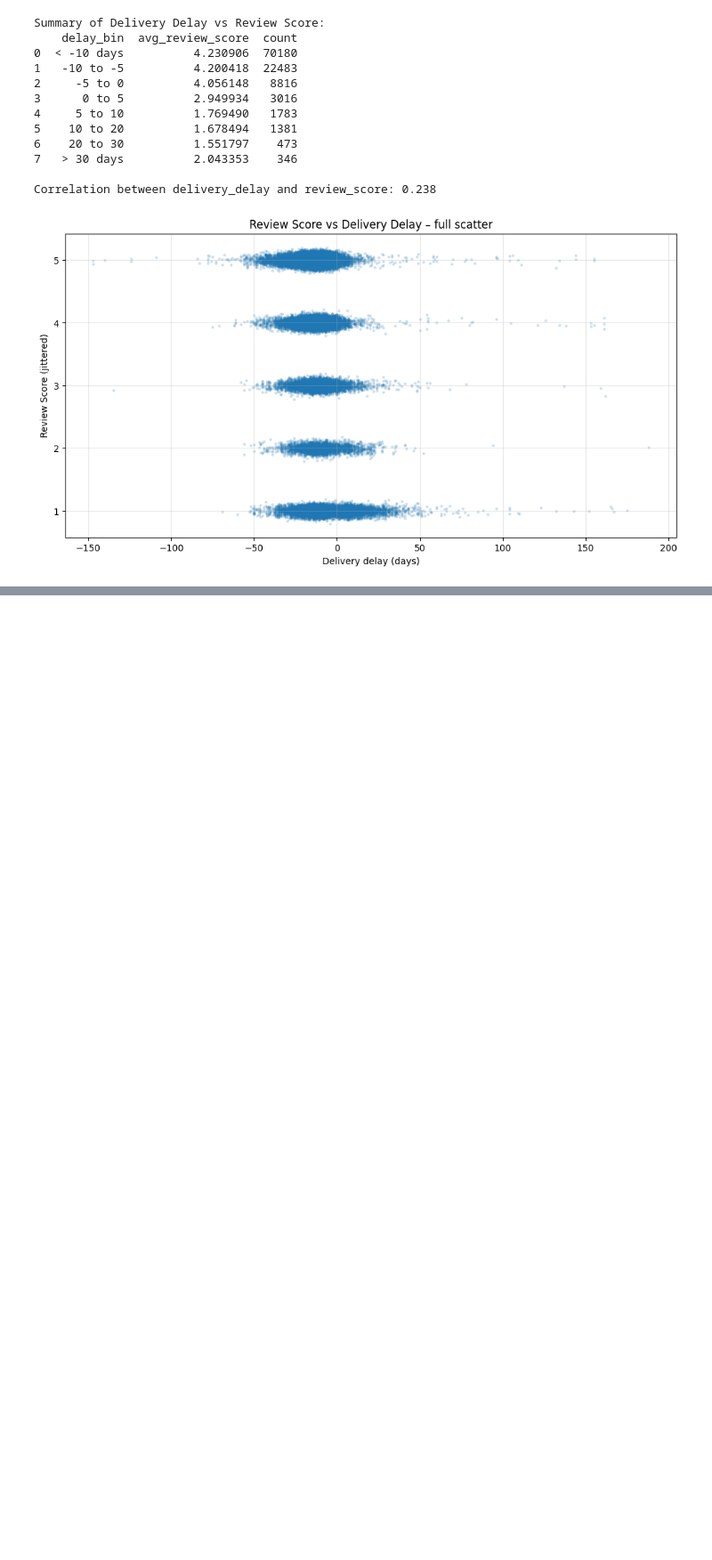
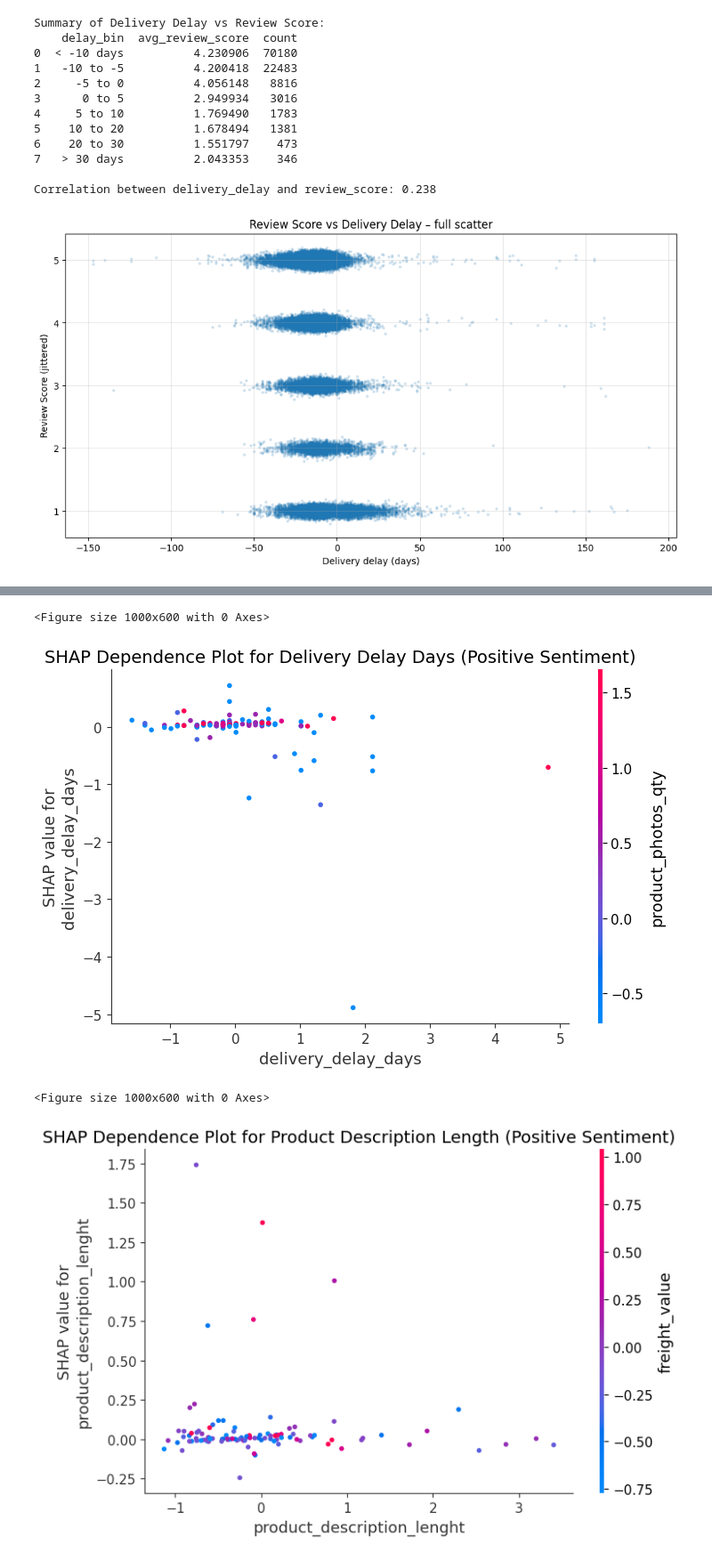
Before and after one commit to Y-Awara/Team-UNO-acl, a Jupyter notebook: MS1new.ipynb, the cells around one changed output, grey strips where cells are left out. Shown at 89% size. Saved outputs shown, nothing was run; the diff lists cells and outputs as text; code cells hidden in the pictures; blank space fills up the shorter version.

```diff
--- a/MS1new.ipynb
+++ b/MS1new.ipynb
@@ -849,0 +1389,38 @@ Correlation between delivery_delay and review_score: 0.238
+# %%
+import matplotlib.pyplot as plt
+
+# 1. Select the index for the 'Positive' sentiment class
+class_idx_to_explain = 2  # 'Positive' is at index 2 based on y_encoded columns
+
+# 2. Create a SHAP dependence plot for 'delivery_delay_days'
+plt.figure(figsize=(10, 6))
+shap.dependence_plot(
+    "delivery_delay_days",
+    shap_values_obj[:, :, class_idx_to_explain], # Correctly slice the 3D array for the desired class
+    X_test_subset, # Pass DataFrame directly here
+    feature_names=X_test_subset.columns.tolist(),
+    interaction_index="product_photos_qty", # Example interaction feature
+    show=False
+)
+plt.title(f'SHAP Dependence Plot for Delivery Delay Days (Positive Sentiment)', fontsize=14)
+plt.tight_layout()
+plt.show()
+
+# 3. Create another SHAP dependence plot for 'product_description_lenght'
+plt.figure(figsize=(10, 6))
+shap.dependence_plot(
+    "product_description_lenght",
+    shap_values_obj[:, :, class_idx_to_explain], # Correctly slice the 3D array for the desired class
+    X_test_subset, # Pass DataFrame directly here
+    feature_names=X_test_subset.columns.tolist(),
+    interaction_index="freight_value", # Example interaction feature
+    show=False
+)
+plt.title(f'SHAP Dependence Plot for Product Description Length (Positive Sentiment)', fontsize=14)
+plt.tight_layout()
+plt.show()
+# %% [output]
+<Figure size 1000x600 with 0 Axes>
+[figure, added]
+<Figure size 1000x600 with 0 Axes>
+[figure, added]
```
Also changed, not shown: parts of 57 cells of this notebook.
